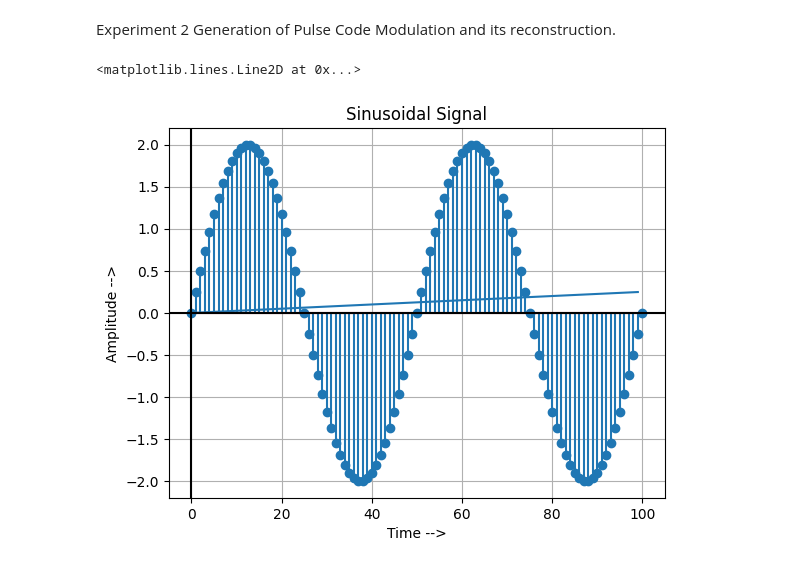
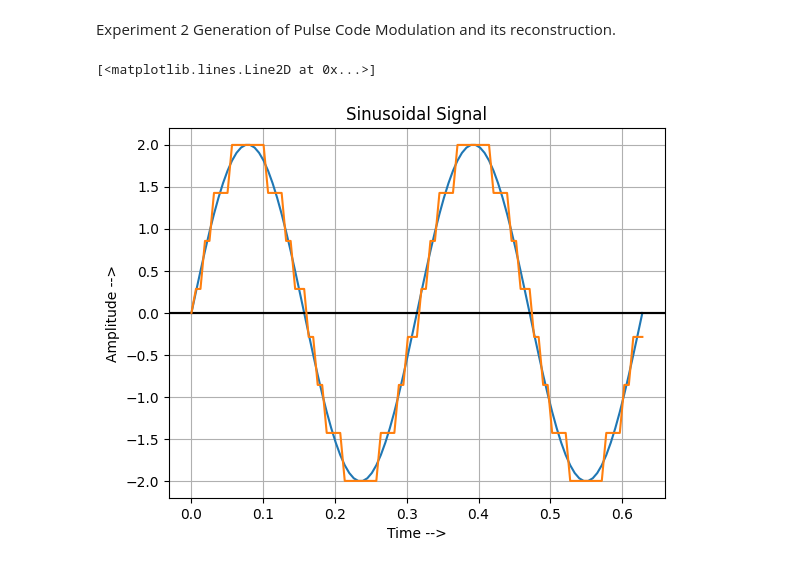
Before and after one commit to ParasKore2003/Digital-Communication-Lab, a Jupyter notebook: Digital Communication/Lab record/Lab2.ipynb, the cells around one changed output. Saved outputs shown, nothing was run; the diff lists cells and outputs as text; code cells hidden in the pictures.

```diff
--- a/Digital Communication/Lab record/Lab2.ipynb
+++ b/Digital Communication/Lab record/Lab2.ipynb
@@ -8,27 +9,39 @@ import matplotlib.pyplot as plt
+# %%
+#functions
+#The purpose of this function is to
+def rounding(value):
+    answer = mt.floor(value) + mt.ceil(value)
+    return answer / 2
+
+#The purpose of thisfunction is to provide with the quantized value of the signal
+def Uniform_quantizater(input, bits):
+    step_size = 2 * max(input) / (bits-1)
+    Quantized_signal = [rounding(i / step_size) * step_size for i in input]
+    return Quantized_signal
 # %%
 #Sinusoidal Signal
 Amp = 2   #Amplitude of the sinusoidal signal
 W_ss = 10 #Frequency of the sinusoidal signal
 
 W_sampling = 1000 # According to Nyquist criteria W_samling>=2*W_ss
 
 f_sampling = W_sampling / (2 * np.pi)
 T_sampling = 1 / f_sampling
+t = np.arange(0, 100 * T_sampling, T_sampling)
 
-t_org = np.arange(0, 100 * T_sampling,0.01* T_sampling)
-t_sam = np.arange(0, 100 * T_sampling, T_sampling)
-
-X_org = Amp * np.sin(2 * W_ss * t_org)
-X_sam = Amp * np.sin(2 * W_ss * t_sam)
-
-plt.plot(X_org[0:100])
-plt.stem(X_sam)
+#input signal
+X = Amp * np.sin(2 * W_ss * t)
+plt.plot(t,X)
 plt.grid()
 plt.title('Sinusoidal Signal')
 plt.xlabel('Time -->')
 plt.ylabel('Amplitude -->')
 plt.axhline(y = 0, color = 'k')
-plt.axvline(x = 0, color = 'k')
+plt.axhline(y = 0, color = 'k')
+
+# Quantized level
+Quantized_signal = Uniform_quantizater(X,8)
+plt.plot(t,Quantized_signal)
 # %% [output]
-<matplotlib.lines.Line2D at 0x...>
+[<matplotlib.lines.Line2D at 0x...>]
-[figure, old version]
+[figure, new version]
```
Also changed, not shown: parts of 3 cells of this notebook.
